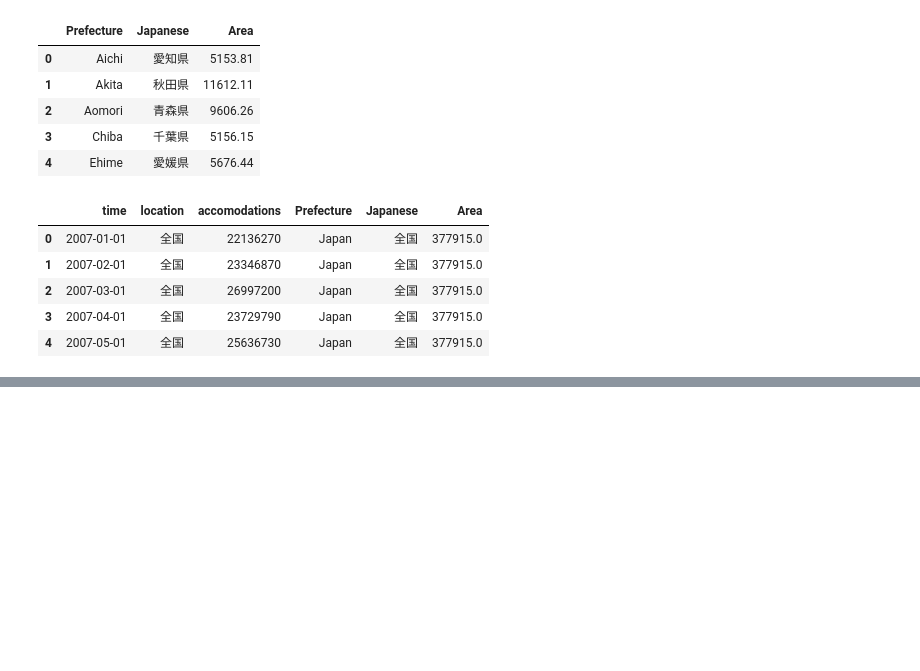
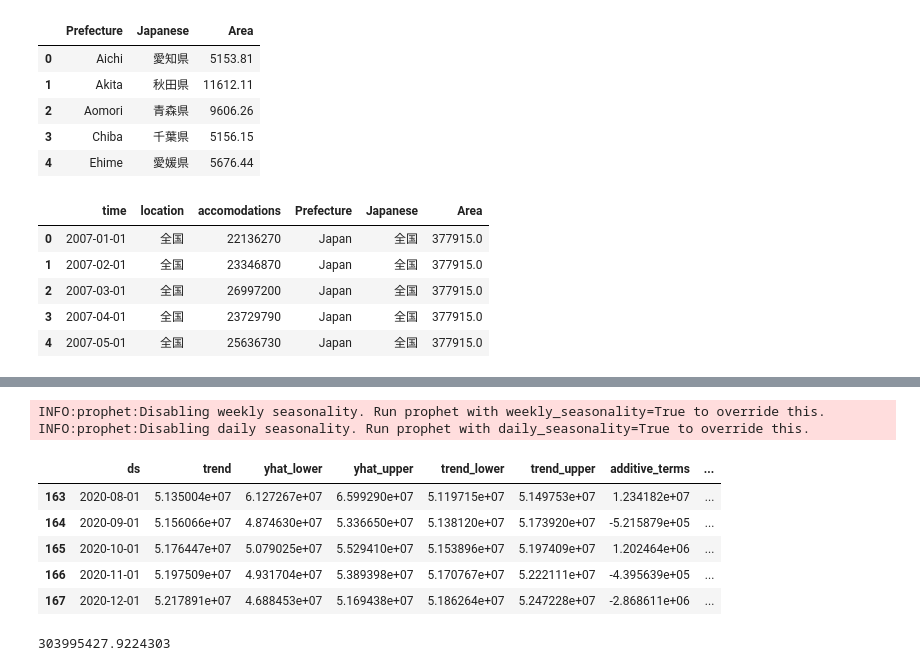
Before and after one commit to dgg32/japan_under_corona, a Jupyter notebook: accomodation.ipynb, the cells around one changed output, grey strips where cells are left out. Cells and saved outputs as stored; diff of their text form; code cells hidden in the pictures; blank space fills up the shorter version.

Commit message:
prophet

```diff
--- a/accomodation.ipynb
+++ b/accomodation.ipynb
@@ -74,3 +77,5 @@ accomodation.drop(["location", "Japanese"], axis=1, inplace=True)
 accomodation.rename(columns = {"Prefecture": "location"}, inplace=True)
 # %%
 accomodation.to_csv("accomodation_processed.tsv", sep="\t", index=False)
+# %%
+accomodation = pd.read_csv("accomodation_processed.tsv", sep="\t")
@@ -76,0 +91,4 @@ accomodation.to_csv("accomodation_processed.tsv", sep="\t", index=False)
+# %%
+prophet_japan = accomodation[accomodation["location"] == "Japan"][["time", "accomodations"]]
+prophet_japan.columns = ["ds", "y"]
+prophet_japan["ds"] = pd.to_datetime(prophet_japan["ds"])
@@ -76,0 +111,20 @@ accomodation.to_csv("accomodation_processed.tsv", sep="\t", index=False)
+# %%
+prophet_japan_2020 = prophet_japan[(prophet_japan["ds"] >= "2020-01-01")]
+prophet_japan_before_2020 = prophet_japan[(prophet_japan["ds"] < "2020-01-01")]
+# %%
+m_japan = Prophet()
+m_japan.fit(prophet_japan_before_2020)
+future = pd.DataFrame(prophet_japan["ds"], columns=["ds"])
+prediction = m_japan.predict(future)
+# %% [output]
+INFO:prophet:Disabling weekly seasonality. Run prophet with weekly_seasonality=True to override this.
+INFO:prophet:Disabling daily seasonality. Run prophet with daily_seasonality=True to override this.
+# %%
+prediction.tail()
+# %% [output]
+|  | ds | trend | yhat_lower | yhat_upper | trend_lower | trend_upper | additive_terms | ... |
+| 163 | 2020-08-01 | 5.135004e+07 | 6.127267e+07 | 6.599290e+07 | 5.119715e+07 | 5.149753e+07 | 1.234182e+07 | ... |
+| 164 | 2020-09-01 | 5.156066e+07 | 4.874630e+07 | 5.336650e+07 | 5.138120e+07 | 5.173920e+07 | -5.215879e+05 | ... |
+| 165 | 2020-10-01 | 5.176447e+07 | 5.079025e+07 | 5.529410e+07 | 5.153896e+07 | 5.197409e+07 | 1.202464e+06 | ... |
+| 166 | 2020-11-01 | 5.197509e+07 | 4.931704e+07 | 5.389398e+07 | 5.170767e+07 | 5.222111e+07 | -4.395639e+05 | ... |
+| 167 | 2020-12-01 | 5.217891e+07 | 4.688453e+07 | 5.169438e+07 | 5.186264e+07 | 5.247228e+07 | -2.868611e+06 | ... |
@@ -76,0 +190,5 @@ accomodation.to_csv("accomodation_processed.tsv", sep="\t", index=False)
+# %%
+
+potential_loss(prediction, prophet_japan, "2020-02-01")
+# %% [output]
+303995427.9224303
```
Also changed, not shown: parts of 6 cells of this notebook, 4 other files.
